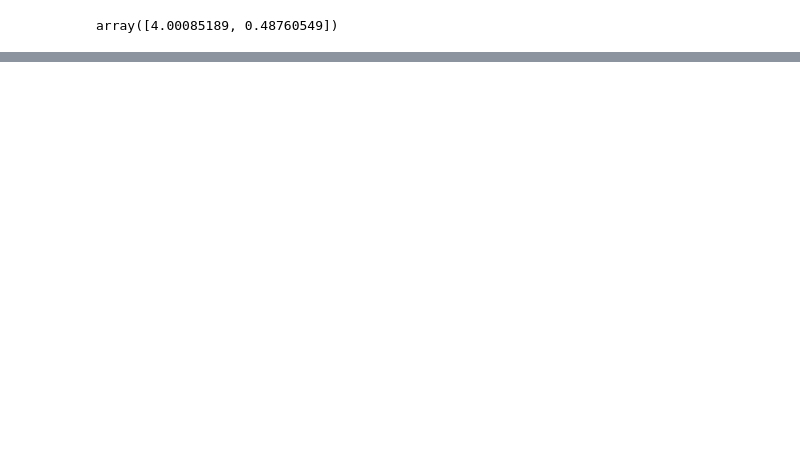
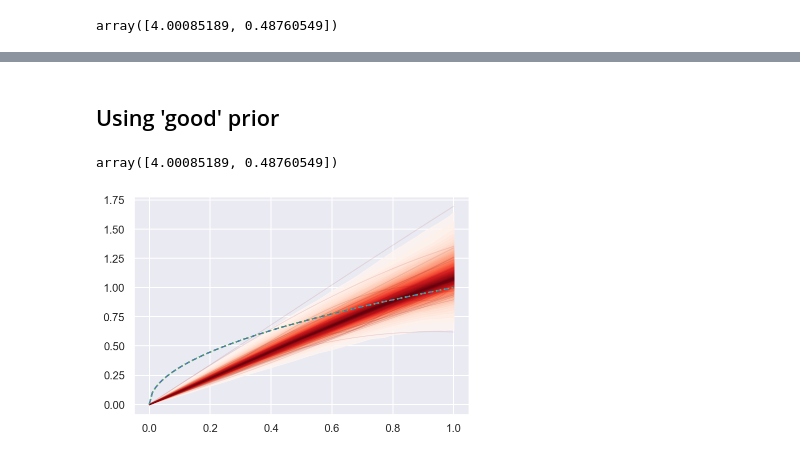
Before and after one commit to AurelienNioche/TransformedGP, a Jupyter notebook: model-discrepancy-using-stan.ipynb, the cells around one changed output, grey strips where cells are left out. Cells and saved outputs as stored; diff of their text form; code cells hidden in the pictures; blank space fills up the shorter version.

```diff
--- a/model-discrepancy-using-stan.ipynb
+++ b/model-discrepancy-using-stan.ipynb
@@ -615,0 +632,2 @@ Processing complete.
+# %% [markdown]
+## Using 'good' prior
@@ -615,0 +642,26 @@ Processing complete.
+# %%
+optimize(data, u_m=u_pow)
+# %% [output]
+array([4.00085189, 0.48760549])
+# %%
+u_model = u_data
+theta_model = theta_data
+tau_model = tau_data
+stan_sparse_data = prepare_data_for_stan_sparse(
+    data, u=u_model, tau=tau_model, theta=theta_model)
+# %%
+trace = stan_sparse_model.sample(data=stan_sparse_data, show_progress="notebook", chains=2)
+# %%
+samples_az = az.from_cmdstanpy(trace)
+# %%
+x_plot = np.linspace(0, 1, 100)
+f_samples = sparse_gp_predict(Xnew=x_plot, samples_az=samples_az,
+                              u=u_lin, theta=None,
+                              use_ratio=True)
+# %%
+fig, ax = plt.subplots()
+plot_gp_dist(ax, f_samples, x_plot)
+ax.plot(x_plot, u_model(x_plot, theta=theta_model), ls="--");
+ax.plot(x_plot, u_data(x_plot, theta=theta_data), ls=':', color="C2");
+# %% [output]
+[figure, added]
```
Also changed, not shown: parts of 16 cells of this notebook, 7 other files.
